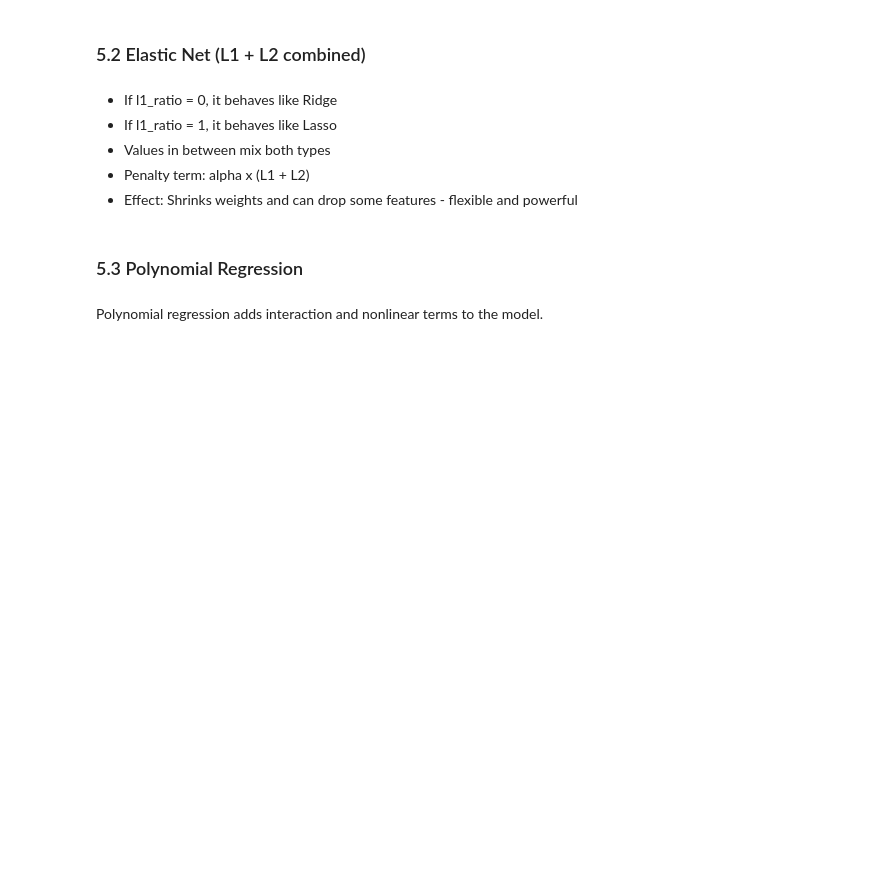
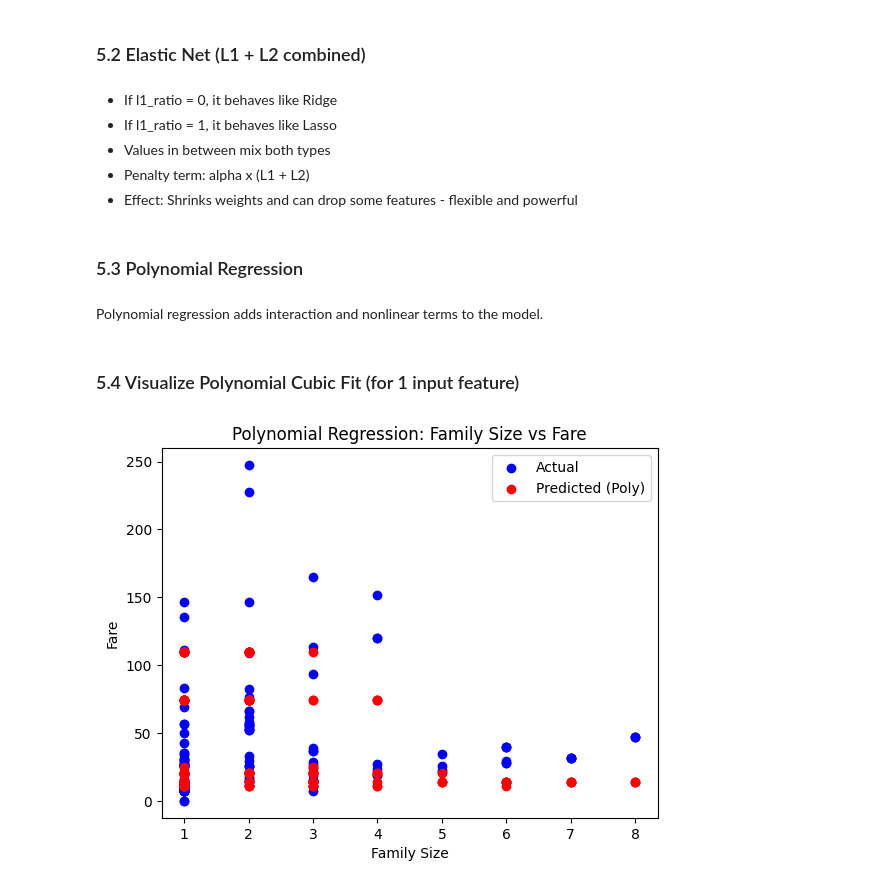
Before and after one commit to DMill31/applied-ml-miller, a Jupyter notebook: notebooks/project04/ml04_miller.ipynb, the cells around one changed output. Saved outputs shown, nothing was run; the diff lists cells and outputs as text; code cells hidden in the pictures; blank space fills up the shorter version.

```diff
--- a/notebooks/project04/ml04_miller.ipynb
+++ b/notebooks/project04/ml04_miller.ipynb
@@ -277,3 +277,20 @@ X_test_poly = poly.transform(X4_test)
 
 poly_model = LinearRegression().fit(X_train_poly, y4_train)
 y_pred_poly = poly_model.predict(X_test_poly)
+# %% [markdown]
+### 5.4 Visualize Polynomial Cubic Fit (for 1 input feature)
+# %%
+# Plot the polynomial fit for a case with one input feature (Case 2 - family_size)
+poly2 = PolynomialFeatures(degree=3)
+X2_train_poly = poly2.fit_transform(X2_train)
+X2_test_poly = poly2.transform(X2_test)
+
+plt.scatter(X2_test, y2_test, color="blue", label="Actual")
+plt.scatter(X2_test, y_pred_poly, color="red", label="Predicted (Poly)")
+plt.legend()
+plt.title("Polynomial Regression: Family Size vs Fare")
+plt.xlabel("Family Size")
+plt.ylabel("Fare")
+plt.show()
+# %% [output]
+[figure, added]
```
Also changed, not shown: parts of 1 cell of this notebook.
